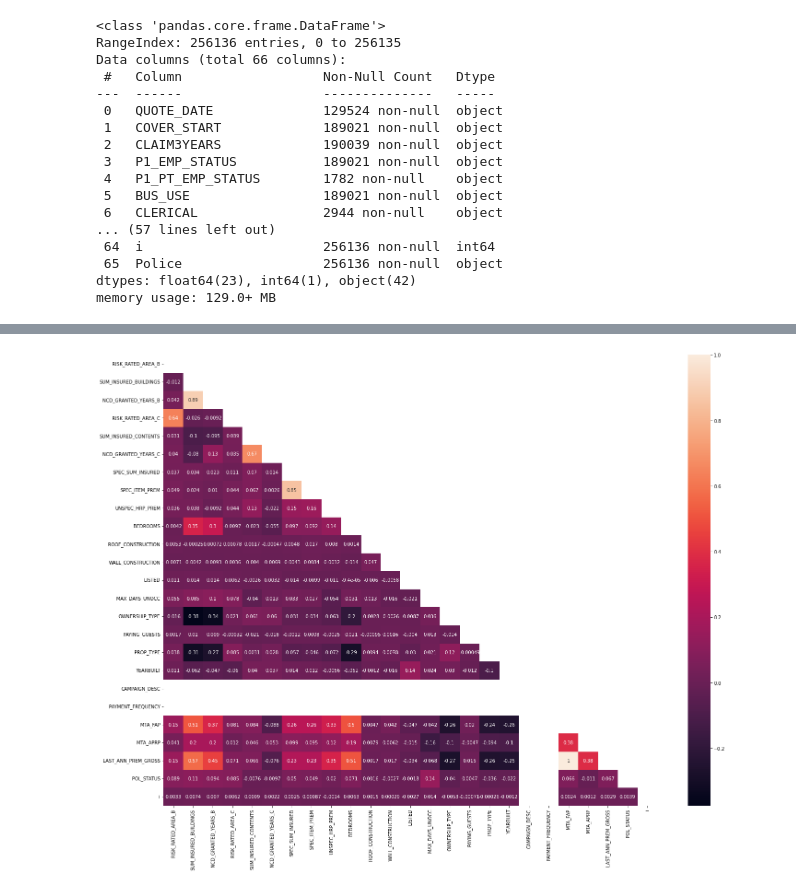
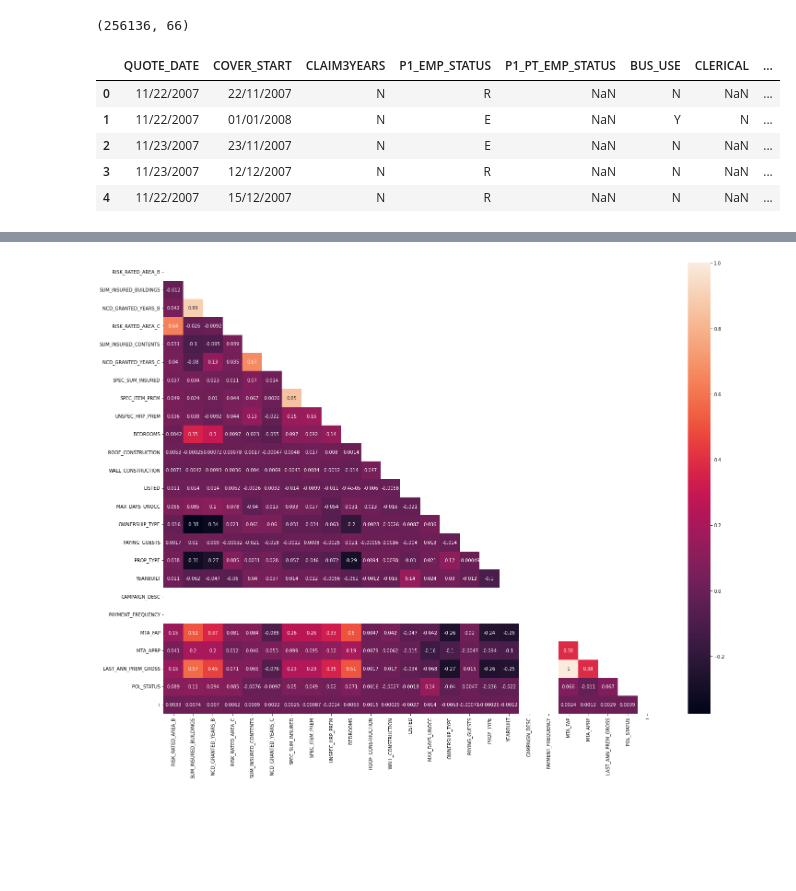
Before and after one commit to miguelsquillari/dataScience, a Jupyter notebook: home_insurance/home_insurance.ipynb, the cells around one changed output, grey strips where cells are left out. Saved outputs shown, nothing was run; the diff lists cells and outputs as text; code cells hidden in the pictures; blank space fills up the shorter version.

```diff
--- a/home_insurance/home_insurance.ipynb
+++ b/home_insurance/home_insurance.ipynb
@@ -23,24 +24,16 @@ pd.set_option('display.max_rows', 50)
 # %%
 # checking de info in the dataset
-df.info()
+print(df.shape)
+df.head(5)
+#print(df.info())
 # %% [output]
-<class 'pandas.core.frame.DataFrame'>
-RangeIndex: 256136 entries, 0 to 256135
-Data columns (total 66 columns):
- #   Column                  Non-Null Count   Dtype
----  ------                  --------------   -----
- 0   QUOTE_DATE              129524 non-null  object
- 1   COVER_START             189021 non-null  object
- 2   CLAIM3YEARS             190039 non-null  object
- 3   P1_EMP_STATUS           189021 non-null  object
- 4   P1_PT_EMP_STATUS        1782 non-null    object
- 5   BUS_USE                 189021 non-null  object
- 6   CLERICAL                2944 non-null    object
-... (57 lines left out)
- 64  i                       256136 non-null  int64
- 65  Police                  256136 non-null  object
-dtypes: float64(23), int64(1), object(42)
-memory usage: 129.0+ MB
+(256136, 66)
+|  | QUOTE_DATE | COVER_START | CLAIM3YEARS | P1_EMP_STATUS | P1_PT_EMP_STATUS | BUS_USE | CLERICAL | ... |
+| 0 | 11/22/2007 | 22/11/2007 | N | R | NaN | N | NaN | ... |
+| 1 | 11/22/2007 | 01/01/2008 | N | E | NaN | Y | N | ... |
+| 2 | 11/23/2007 | 23/11/2007 | N | E | NaN | N | NaN | ... |
+| 3 | 11/23/2007 | 12/12/2007 | N | R | NaN | N | NaN | ... |
+| 4 | 11/22/2007 | 15/12/2007 | N | R | NaN | N | NaN | ... |
 # %%
 df.describe()
 # %% [output]
```
Also changed, not shown: parts of 16 cells of this notebook.
